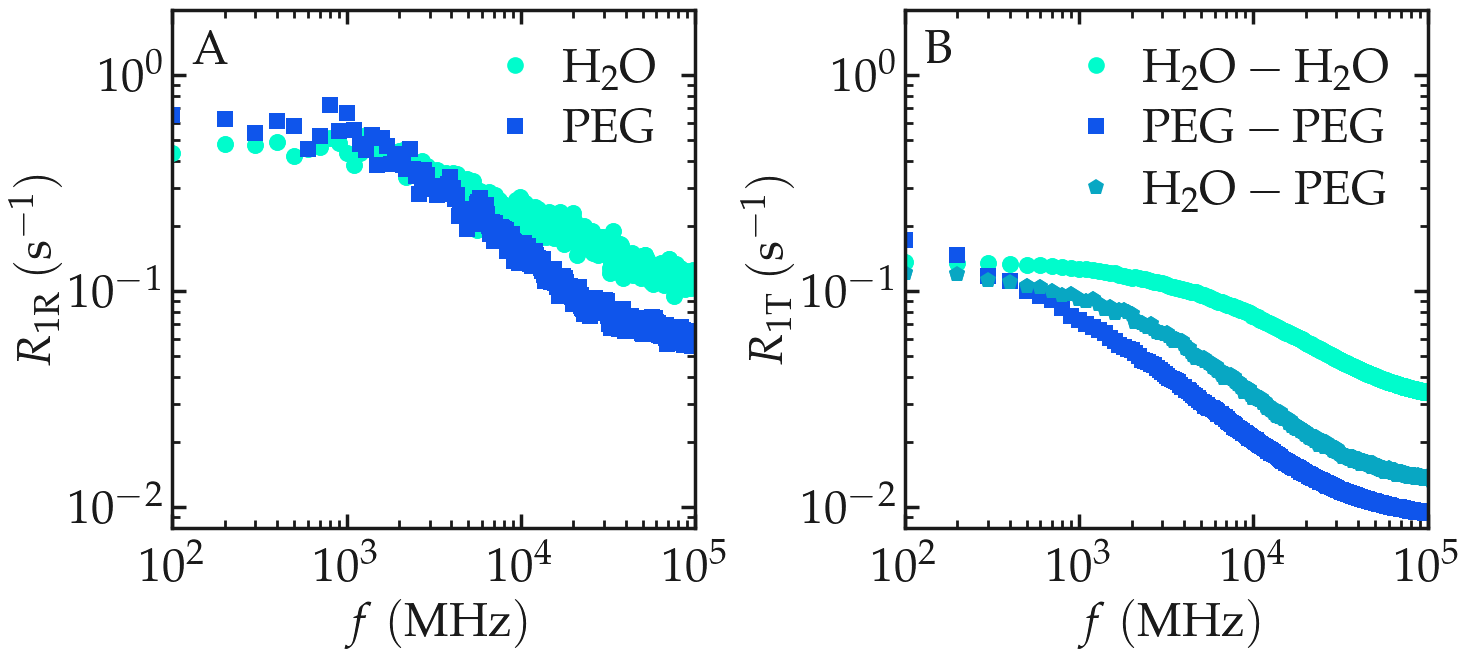
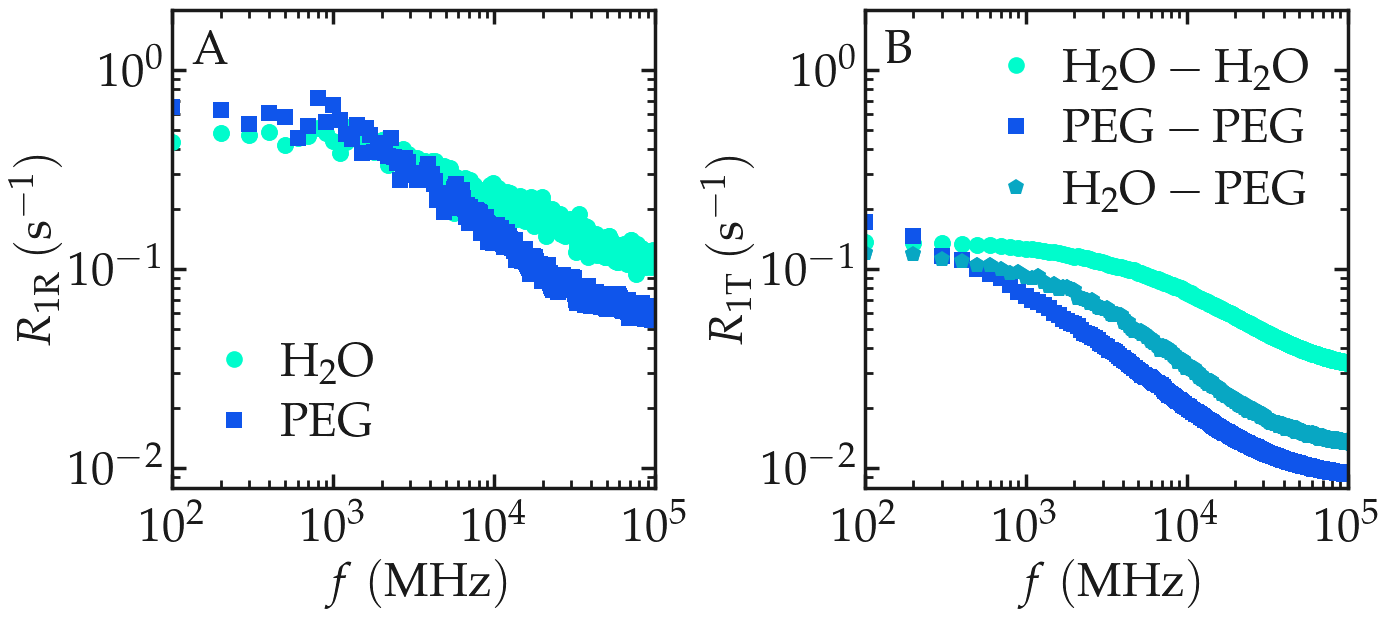
Unified diff of the notebook cell whose output changed from the first chart to the second:
--- before
+++ after
@@ -6,5 +6,5 @@
 
     myplt = PltTools()
-    myplt.prepare_figure(fig_size = (14.8,6.7), dark_mode = dark_mode,
+    myplt.prepare_figure(fig_size = (14,6.3), dark_mode = dark_mode,
                          transparency = True, use_serif=True, n_colone = 2)
 

Commit: played on aspect ratio